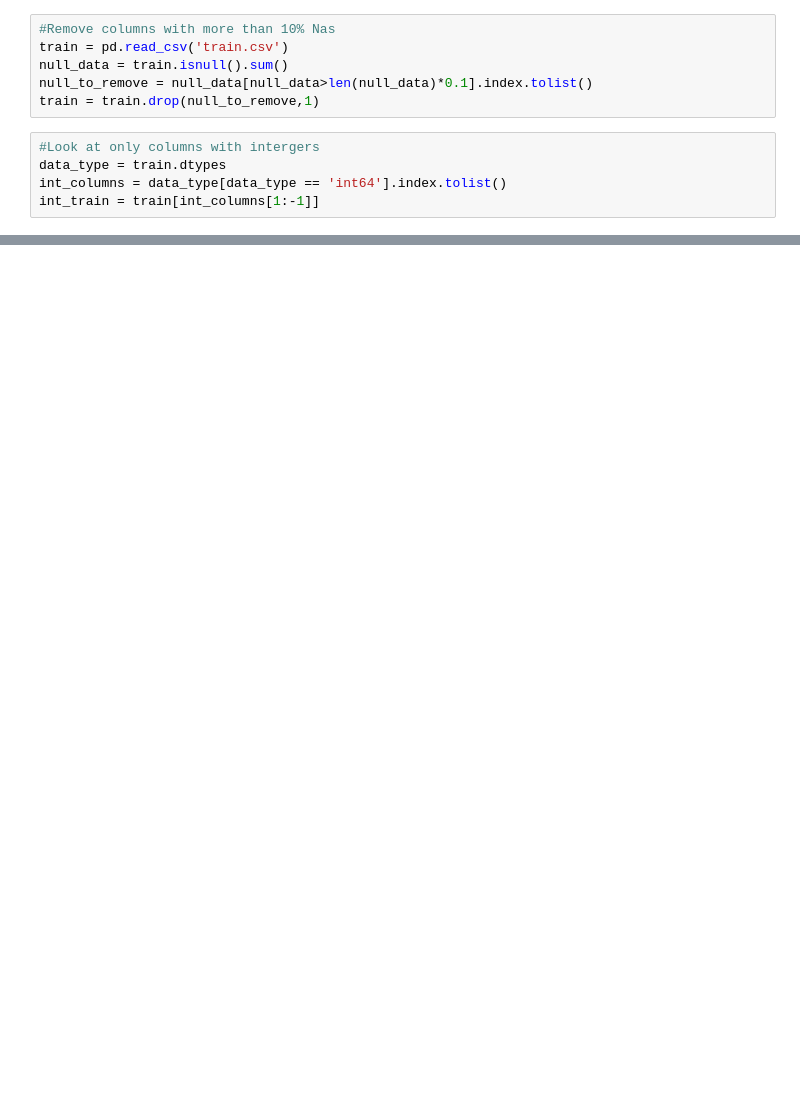
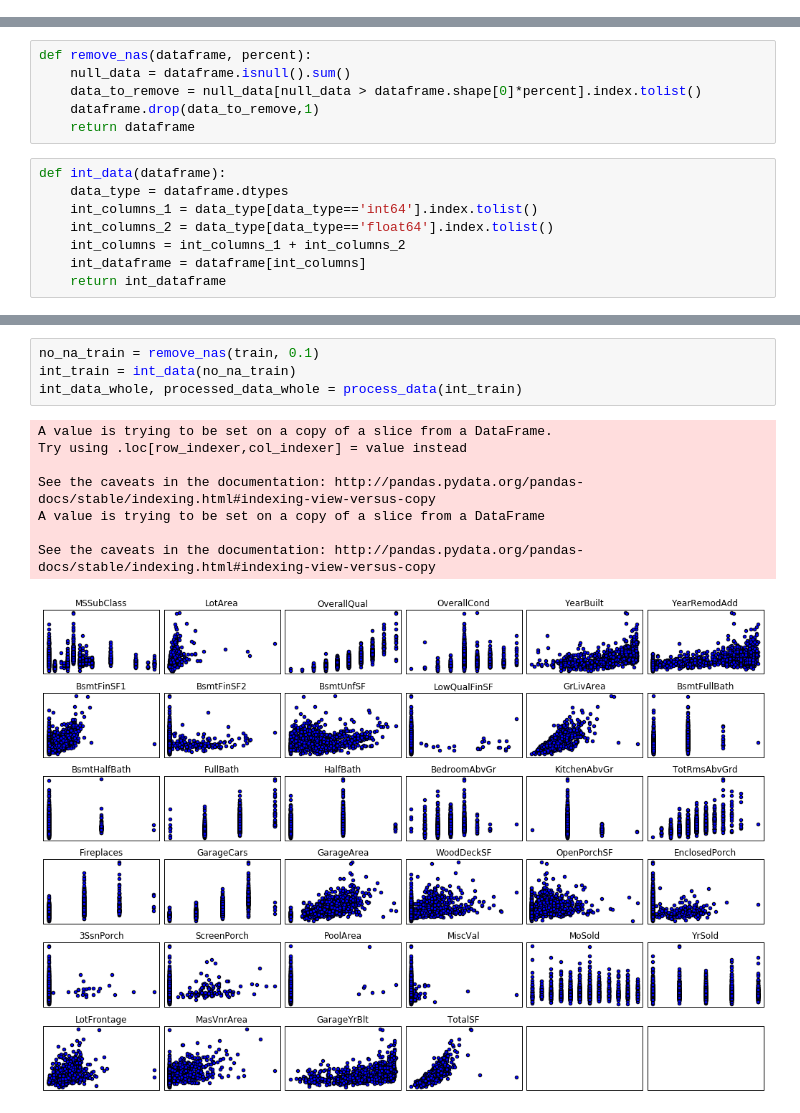
Before and after one commit to jla2689/House-Price, a Jupyter notebook: Housing_Price.ipynb, the cells around one changed output, grey strips where cells are left out. Drawn from its saved outputs; the diff is of its cells as text; blank space fills up the shorter version.

```diff
--- a/Housing_Price.ipynb
+++ b/Housing_Price.ipynb
@@ -7,12 +10 @@ train = pd.read_csv('train.csv')
 test = pd.read_csv('test.csv')
-# %%
-#Remove columns with more than 10% Nas
-train = pd.read_csv('train.csv')
-null_data = train.isnull().sum()
-null_to_remove = null_data[null_data>len(null_data)*0.1].index.tolist()
-train = train.drop(null_to_remove,1)
-# %%
-#Look at only columns with intergers
-data_type = train.dtypes
-int_columns = data_type[data_type == 'int64'].index.tolist()
-int_train = train[int_columns[1:-1]]
@@ -33 +11,15 @@ See the caveats in the documentation: http://pandas.pydata.org/pandas-docs/stabl
+# %%
+def remove_nas(dataframe, percent):
+    null_data = dataframe.isnull().sum()
+    data_to_remove = null_data[null_data > dataframe.shape[0]*percent].index.tolist()
+    dataframe.drop(data_to_remove,1)
+    return dataframe
+# %%
+def int_data(dataframe):
+    data_type = dataframe.dtypes
+    int_columns_1 = data_type[data_type=='int64'].index.tolist()
+    int_columns_2 = data_type[data_type=='float64'].index.tolist()
+    int_columns = int_columns_1 + int_columns_2
+    int_dataframe = dataframe[int_columns]
+    return int_dataframe
 # %%
@@ -75,0 +63,13 @@ array([[   7, 1710,    2,    2,  548, 2566],
+# %%
+no_na_train = remove_nas(train, 0.1)
+int_train = int_data(no_na_train)
+int_data_whole, processed_data_whole = process_data(int_train)
+# %% [output]
+A value is trying to be set on a copy of a slice from a DataFrame.
+Try using .loc[row_indexer,col_indexer] = value instead
+
+See the caveats in the documentation: http://pandas.pydata.org/pandas-docs/stable/indexing.html#indexing-view-versus-copy
+A value is trying to be set on a copy of a slice from a DataFrame
+
+See the caveats in the documentation: http://pandas.pydata.org/pandas-docs/stable/indexing.html#indexing-view-versus-copy
+[figure, added]
```
Also changed, not shown: parts of 13 cells of this notebook.
